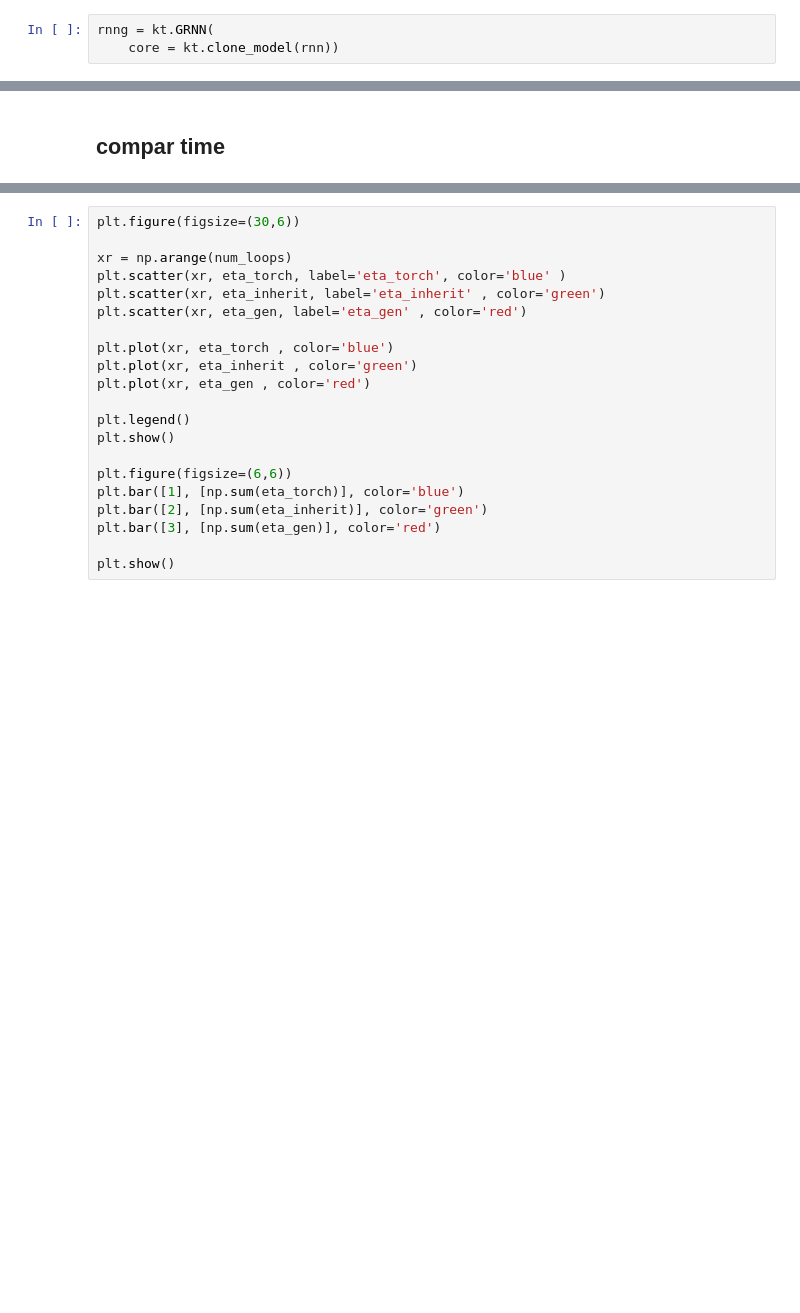
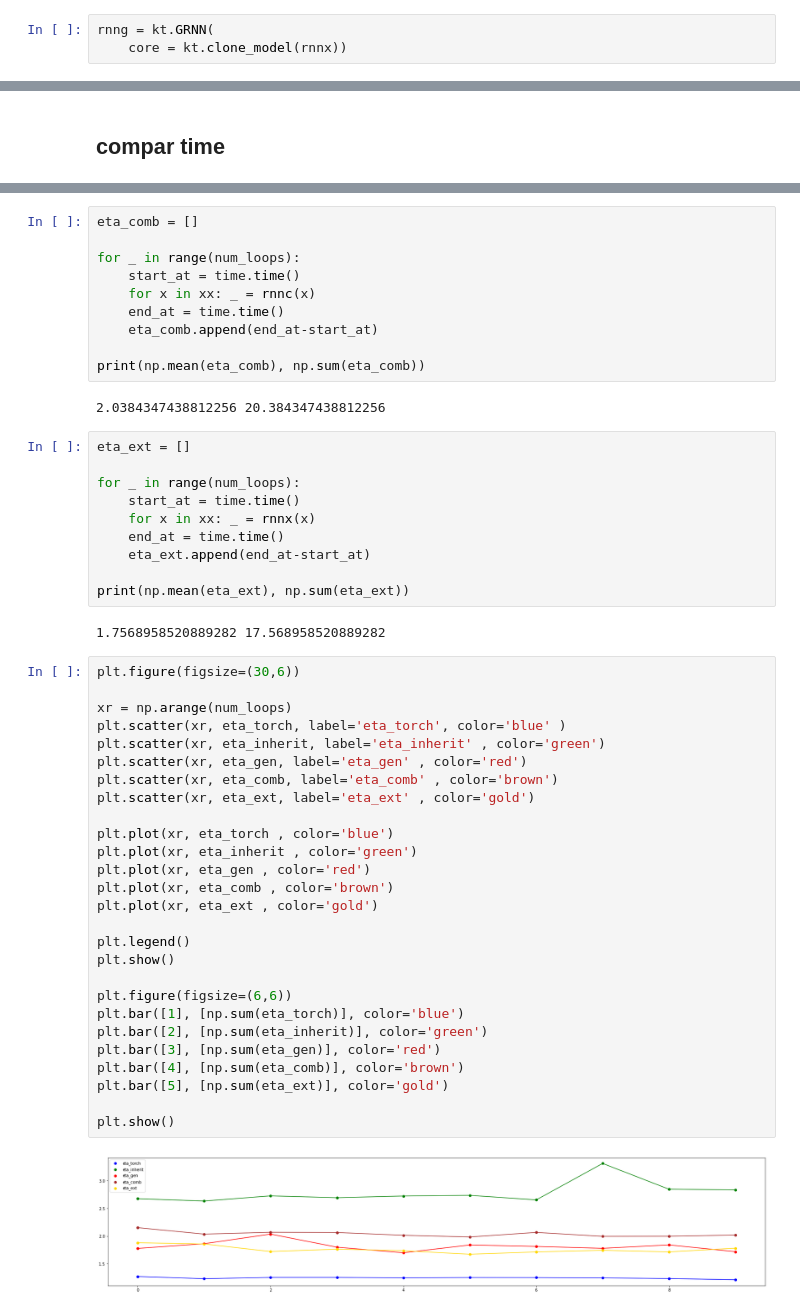
Before and after one commit to auto-notify-ps/known, a Jupyter notebook: code/RNNs/RNN_speed_test.ipynb, the cells around one changed output, grey strips where cells are left out. Cells and saved outputs as stored; diff of their text form; blank space fills up the shorter version.

```diff
--- a/code/RNNs/RNN_speed_test.ipynb
+++ b/code/RNNs/RNN_speed_test.ipynb
@@ -125,7 +210,7 @@ rnn = kt.LSTM(
 ## Genralized RNN
 # %%
 rnng = kt.GRNN(
-    core = kt.clone_model(rnn))
+    core = kt.clone_model(rnnx))
 # %% [markdown]
 ## copy weights
 # %%
@@ -208,21 +300,53 @@ print(np.mean(eta_gen), np.sum(eta_gen))
+# %%
+eta_comb = []
+
+for _ in range(num_loops):
+    start_at = time.time()
+    for x in xx: _ = rnnc(x)
+    end_at = time.time()
+    eta_comb.append(end_at-start_at)
+
+print(np.mean(eta_comb), np.sum(eta_comb))
+# %% [output]
+2.0384347438812256 20.384347438812256
+# %%
+eta_ext = []
+
+for _ in range(num_loops):
+    start_at = time.time()
+    for x in xx: _ = rnnx(x)
+    end_at = time.time()
+    eta_ext.append(end_at-start_at)
+
+print(np.mean(eta_ext), np.sum(eta_ext))
+# %% [output]
+1.7568958520889282 17.568958520889282
 # %%
 plt.figure(figsize=(30,6))
 
 xr = np.arange(num_loops)
 plt.scatter(xr, eta_torch, label='eta_torch', color='blue' )
 plt.scatter(xr, eta_inherit, label='eta_inherit' , color='green')
 plt.scatter(xr, eta_gen, label='eta_gen' , color='red')
+plt.scatter(xr, eta_comb, label='eta_comb' , color='brown')
+plt.scatter(xr, eta_ext, label='eta_ext' , color='gold')
 
 plt.plot(xr, eta_torch , color='blue')
 plt.plot(xr, eta_inherit , color='green')
 plt.plot(xr, eta_gen , color='red')
+plt.plot(xr, eta_comb , color='brown')
+plt.plot(xr, eta_ext , color='gold')
 
 plt.legend()
 plt.show()
 
 plt.figure(figsize=(6,6))
 plt.bar([1], [np.sum(eta_torch)], color='blue')
 plt.bar([2], [np.sum(eta_inherit)], color='green')
 plt.bar([3], [np.sum(eta_gen)], color='red')
+plt.bar([4], [np.sum(eta_comb)], color='brown')
+plt.bar([5], [np.sum(eta_ext)], color='gold')
 
 plt.show()
+# %% [output]
+[figure, added]
```
Also changed, not shown: parts of 12 cells of this notebook, 38 other files.
